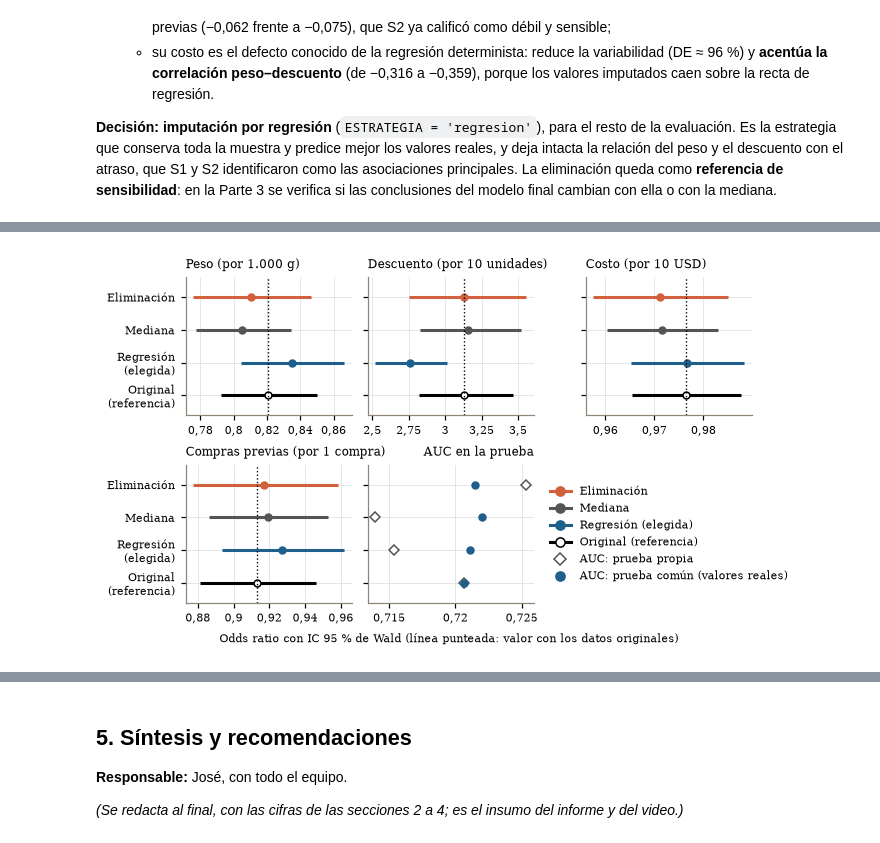
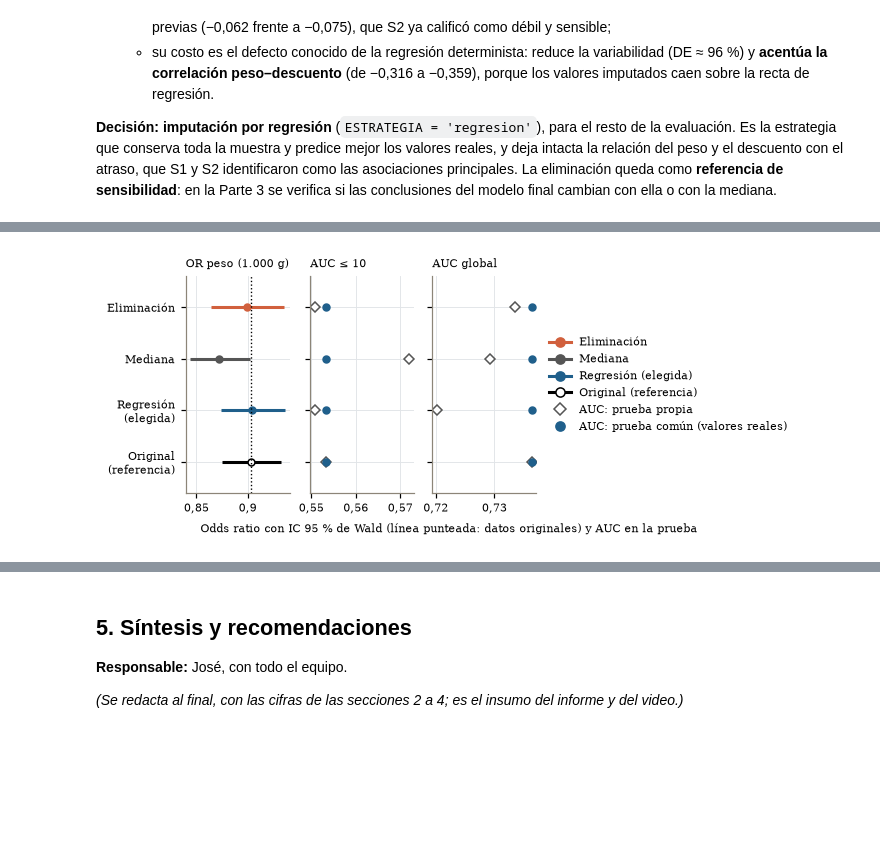
Before and after one commit to joserodriguezc/grupo_1_estadistica_computacional, a Jupyter notebook: sumativa_3/notebooks/sumativa_3_grupo1.ipynb, the cells around one changed output, grey strips where cells are left out. Drawn from its saved outputs; the diff is of its cells as text; code cells hidden in the pictures; blank space fills up the shorter version.

```diff
--- a/sumativa_3/notebooks/sumativa_3_grupo1.ipynb
+++ b/sumativa_3/notebooks/sumativa_3_grupo1.ipynb
@@ -1330,26 +1583,30 @@ for v in VARS_FALTANTES:
     faltan = df_faltantes[v].isna()
     X_imp = df_faltantes.loc[faltan, PREDICTORES[v]].fillna(med_train_s3)
     pred = imp.predict(sm.add_constant(X_imp, has_constant='add'))
-    datos_imp_train_s3.loc[faltan,v] = pred.clip(falt_train_s3[v].min(), falt_train_s3[v].max()).round()
+    datos_imp_train_s3.loc[faltan, v] = pred.clip(falt_train_s3[v].min(), falt_train_s3[v].max()).round()
 assert datos_imp_train_s3.notna().all().all()
-tr_sens, te_sens = particionar(datos_imp_train_s3)
+tr_sens_tot, te_sens_tot = particionar(datos_imp_train_s3)
+tr_sens, te_sens = tr_sens_tot[en_segmento(tr_sens_tot)], te_sens_tot[en_segmento(te_sens_tot)]
 X_tr_sens = disenar(tr_sens, spec_final_s3['numericas'], spec_final_s3['categoricas'], tr_sens)
 X_te_sens = disenar(te_sens, spec_final_s3['numericas'], spec_final_s3['categoricas'], tr_sens)
 m_sens = ajustar_logit(X_tr_sens, tr_sens[TARGET])
 p_sens = m_sens.predict(sm.add_constant(X_te_sens, has_constant='add'))
-mascara_segmento = df.loc[test_s3.index, 'descuento_ofrecido'] <= 10
+# Segmento por descuento original: mismas filas de prueba de la partición, valores del dataset elegido
+real_bajo = df.loc[test_total_s3.index, 'descuento_ofrecido'] <= UMBRAL_SEGMENTO
+prueba_real_seg = test_total_s3[real_bajo]
+p_real_seg = modelo_final_s3.predict(sm.add_constant(disenar(prueba_real_seg, spec_final_s3['numericas'], spec_final_s3['categoricas'], train_s3), has_constant='add'))
 sens_eval_s3 = pd.DataFrame([
-    {'escenario': 'dataset_acordado', **metricas_clasificacion(y_test_s3, predicciones_s3[MODELO_FINAL,'prueba'])},
+    {'escenario': 'dataset_acordado (segmento por descuento imputado)', **metricas_clasificacion(y_test_s3, predicciones_s3[MODELO_FINAL, 'prueba'])},
     {'escenario': 'imputacion_ajustada_solo_train', **metricas_clasificacion(te_sens[TARGET], p_sens)},
-    {'escenario': 'descuento_original_le10_sin_reajuste', **metricas_clasificacion(y_test_s3[mascara_segmento], predicciones_s3[MODELO_FINAL,'prueba'][mascara_segmento])}
+    {'escenario': 'segmento_por_descuento_original', **metricas_clasificacion(prueba_real_seg[TARGET], p_real_seg)},
 ]).set_index('escenario')
 sens_eval_s3.to_csv(TABLAS / 'modelos_sensibilidad_evaluacion.csv')
-escalas_sens = {v: (u, tr_sens[v].std(ddof=1), etiqueta) for v,(u,etiqueta) in UNIDADES_S3.items()}
+escalas_sens = {v: (u, tr_sens[v].std(ddof=1), etiqueta) for v, (u, etiqueta) in UNIDADES_S3.items()}
 tabla_odds_ratios(m_sens, escalas_sens).to_csv(TABLAS / 'modelos_or_imputacion_solo_train.csv')
 display(sens_eval_s3.round(4))
-assert set(MODELOS) == {'M1','M2','M3'} and MODELO_FINAL in MODELOS
+assert set(MODELOS) == {'M1', 'M2', 'M3'} and MODELO_FINAL in MODELOS
 assert all(m.mle_retvals['converged'] for m in CACHE_S3.values())
-assert np.isfinite(coeficientes_s3[['coef','ee','or']].to_numpy()).all()
+assert np.isfinite(coeficientes_s3[['coef', 'ee', 'or']].to_numpy()).all()
 # %% [output]
 |  | n | vp | fp | fn | vn | accuracy | precision | recall | f1 | especificidad | ... |
 | escenario |  |  |  |  |  |  |  |  |  |  | ... |
@@ -1490,39 +1772,43 @@ OR del modelo final en unidades del negocio, por estrategia:
 # %%
 COLOR_P3 = {'eliminacion': TERRA, 'mediana': GRIS, 'regresion': AZUL, 'original': 'black'}
 ETIQ_P3 = {'eliminacion': 'Eliminación', 'mediana': 'Mediana', 'regresion': 'Regresión\n(elegida)', 'original': 'Original\n(referencia)'}
-fig, ejes = plt.subplots(2, 3, figsize=(ANCHO, 3.6))
-FMT_EJE = FuncFormatter(lambda x, _: num(x, 3).rstrip('0').rstrip(','))   # sin ceros finales: evita rótulos repetidos
+FMT_EJE = FuncFormatter(lambda x, _: num(x, 3).rstrip('0').rstrip(','))
+predictores_p3 = list(dict.fromkeys(coef_p3['predictor']))
+paneles = predictores_p3 + ['auc_segmento', 'auc_combinado']
+ncol = min(4, len(paneles) + 1)   # un panel extra para la leyenda
+nfil = int(np.ceil((len(paneles) + 1) / ncol))
+fig, ejes = plt.subplots(nfil, ncol, figsize=(ANCHO, 2.1 * nfil + 0.5), squeeze=False)
 posiciones = np.arange(len(ESTRATEGIAS_P3))[::-1]
-for ax, v in zip(ejes.flat, NUM_FINAL):
-    for y, clave in zip(posiciones, ESTRATEGIAS_P3):
-        r = coef_p3[(coef_p3['estrategia'] == clave) & (coef_p3['predictor'] == v)].iloc[0]
-        ax.hlines(y, r['or_unidad_inf'], r['or_unidad_sup'], color=COLOR_P3[clave], lw=2)
-        ax.plot(r['or_unidad'], y, 'o', color=COLOR_P3[clave], ms=4.5, mfc='white' if clave == 'original' else COLOR_P3[clave])
-    ax.axvline(ref_orig.loc[v, 'or_unidad'], color='black', ls=':', lw=0.9)
-    ax.set_title(f"{ETIQ[v]} (por {UNIDADES_P3[v][1]})", fontsize=8)
+for ax, panel in zip(ejes.flat, paneles):
+    if panel in predictores_p3:
+        for y, clave in zip(posiciones, ESTRATEGIAS_P3):
+            r = coef_p3[(coef_p3['estrategia'] == clave) & (coef_p3['predictor'] == panel)].iloc[0]
+            ax.hlines(y, r['or_comparable_inf'], r['or_comparable_sup'], color=COLOR_P3[clave], lw=2)
+            ax.plot(r['or_comparable'], y, 'o', color=COLOR_P3[clave], ms=4.5, mfc='white' if clave == 'original' else COLOR_P3[clave])
+        r0 = coef_p3[(coef_p3['estrategia'] == 'original') & (coef_p3['predictor'] == panel)].iloc[0]
+        ax.axvline(r0['or_comparable'], color='black', ls=':', lw=0.9)
+        unidad = UNIDADES_S3[panel][1] if panel in UNIDADES_S3 else 'nivel vs. referencia'
+        ax.set_title(f"OR {ETIQ.get(panel, panel).lower()} ({unidad})", fontsize=7.5)
+    else:
+        nivel = 'segmento <= 10' if panel == 'auc_segmento' else 'combinado'
+        for evaluacion, marcador, color, relleno in [('prueba propia', 'D', GRIS, 'white'), ('prueba común con valores reales', 'o', AZUL, AZUL)]:
+            v = desemp_p3[(desemp_p3['evaluacion'] == evaluacion) & (desemp_p3['nivel'] == nivel)].set_index('estrategia').loc[list(ESTRATEGIAS_P3), 'auc']
+            ax.plot(v, posiciones, marcador, color=color, ms=4.5, mfc=relleno)
+        ax.set_title('AUC ≤ 10' if panel == 'auc_segmento' else 'AUC global', fontsize=7.5)
     ax.xaxis.set_major_formatter(FMT_EJE)
     ax.tick_params(axis='x', labelsize=7)
-comun = desemp_p3[desemp_p3['evaluacion'] == 'prueba común con valores reales'].set_index('estrategia').loc[list(ESTRATEGIAS_P3)]
-propia = desemp_p3[desemp_p3['evaluacion'] == 'prueba propia'].set_index('estrategia').loc[list(ESTRATEGIAS_P3)]
-ax = ejes.flat[len(NUM_FINAL)]
-ax.plot(propia['auc'], posiciones, 'D', color=GRIS, ms=4.5, mfc='white', label='Prueba propia')
-ax.plot(comun['auc'], posiciones, 'o', color=AZUL, ms=4.5, label='Prueba común\n(valores reales)')
-ax.set_title('AUC en la prueba', fontsize=8, loc='right')
-ax.xaxis.set_major_formatter(FMT_EJE)
-ax.tick_params(axis='x', labelsize=7)
-for ax in ejes.flat[:len(NUM_FINAL) + 1]:
-    ax.set_yticks(posiciones, [ETIQ_P3[k] for k in ESTRATEGIAS_P3] if ax in (ejes[0, 0], ejes[1, 0]) else [], fontsize=7)
+    ax.set_yticks(posiciones, [ETIQ_P3[k] for k in ESTRATEGIAS_P3] if ax is ejes[ax.get_subplotspec().rowspan.start, 0] else [], fontsize=7)
     ax.set_ylim(-0.6, len(ESTRATEGIAS_P3) - 0.4)
-ejes.flat[-1].axis('off')
-ejes.flat[-1].legend([Line2D([], [], color=COLOR_P3[k], marker='o', lw=2, mfc='white' if k == 'original' else COLOR_P3[k])
-                      for k in ESTRATEGIAS_P3] + [Line2D([], [], color=GRIS, marker='D', ls='', mfc='white'),
-                                                   Line2D([], [], color=AZUL, marker='o', ls='')],
+for ax in list(ejes.flat)[len(paneles):]:
+    ax.axis('off')
+ejes.flat[-1].legend([Line2D([], [], color=COLOR_P3[k], marker='o', lw=2, mfc='white' if k == 'original' else COLOR_P3[k]) for k in ESTRATEGIAS_P3]
+                     + [Line2D([], [], color=GRIS, marker='D', ls='', mfc='white'), Line2D([], [], color=AZUL, marker='o', ls='')],
                      [ETIQ_P3[k].replace(chr(10), ' ') for k in ESTRATEGIAS_P3] + ['AUC: prueba propia', 'AUC: prueba común (valores reales)'],
                      loc='center', fontsize=7)
-fig.supxlabel('Odds ratio con IC 95 % de Wald (línea punteada: valor con los datos originales)', fontsize=7.5)
+fig.supxlabel('Odds ratio con IC 95 % de Wald (línea punteada: datos originales) y AUC en la prueba', fontsize=7.5)
 guardar('fig_4_impacto_imputacion', fig)
 # %% [output]
-[figure, old version]
+[figure, new version]
 # %% [markdown]
 #### Interpretación del impacto de la imputación
 
```
Also changed, not shown: parts of 21 cells of this notebook, 47 other files.
